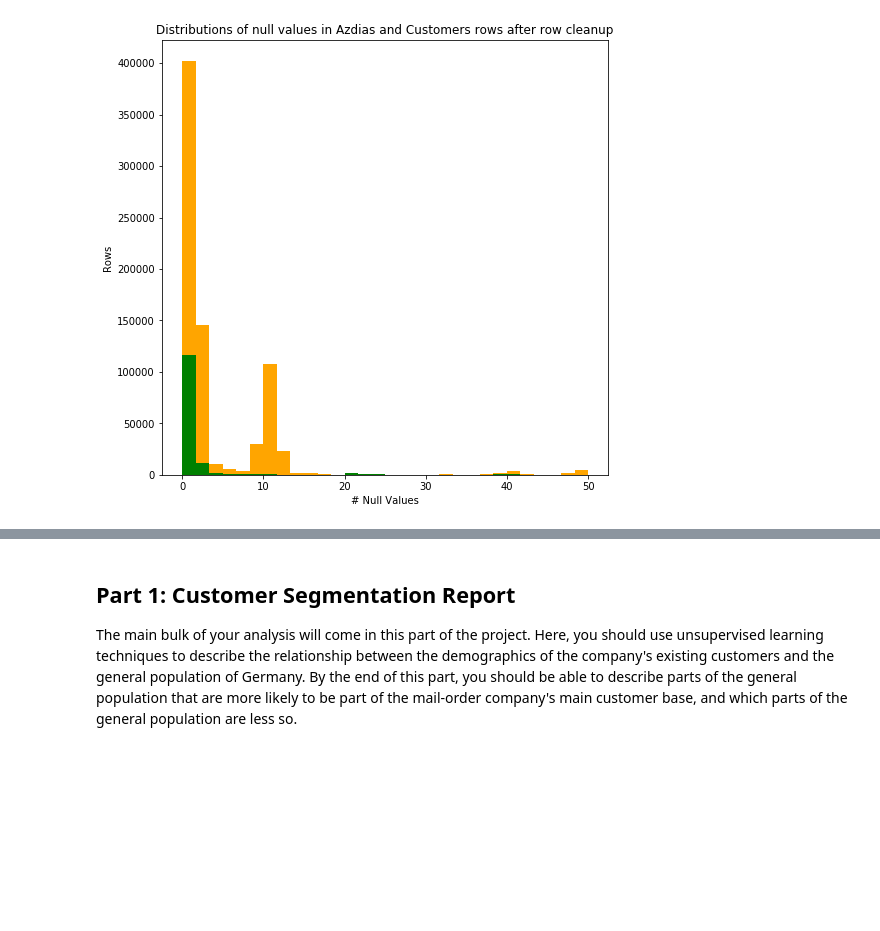
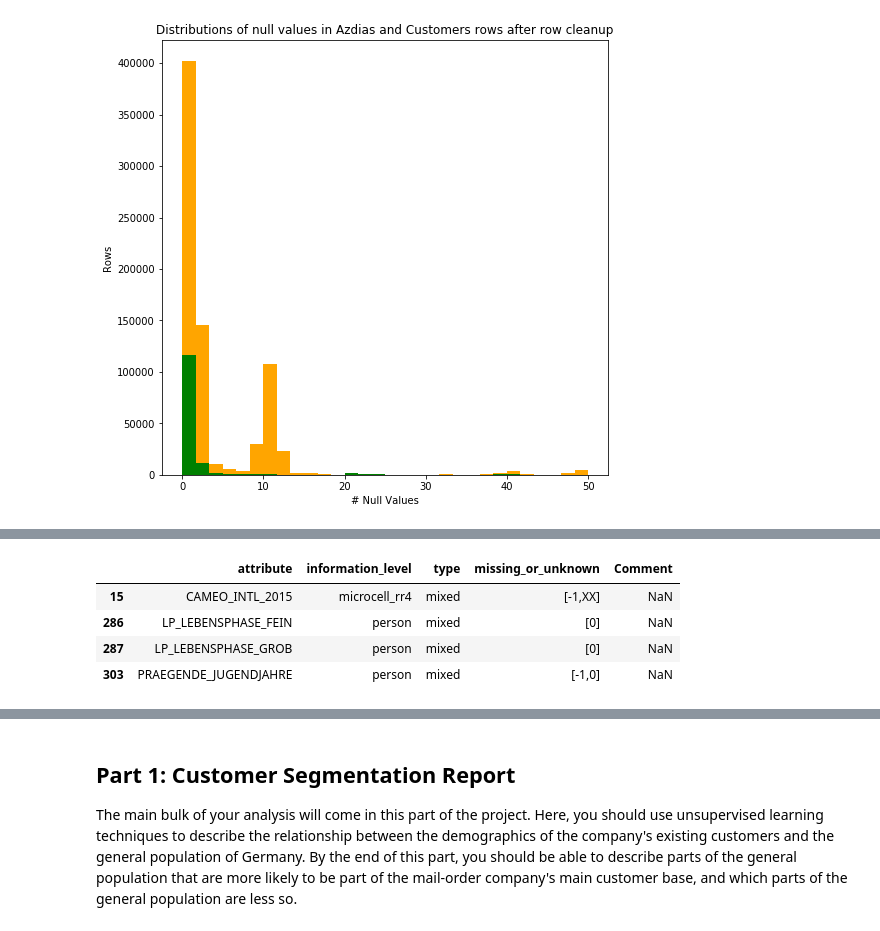
Before and after one commit to sousablde/Arvato-Bertelsmann-Customer-Acquisition, a Jupyter notebook: Arvato Project Workbook.ipynb, the cells around one changed output, grey strips where cells are left out. Saved outputs shown, nothing was run; the diff lists cells and outputs as text; code cells hidden in the pictures; blank space fills up the shorter version.

```diff
--- a/Arvato Project Workbook.ipynb
+++ b/Arvato Project Workbook.ipynb
@@ -374,0 +430,9 @@ plt.show()
+# %%
+#checking for mixed type features
+attributes[attributes.type == 'mixed']
+# %% [output]
+|  | attribute | information_level | type | missing_or_unknown | Comment |
+| 15 | CAMEO_INTL_2015 | microcell_rr4 | mixed | [-1,XX] | NaN |
+| 286 | LP_LEBENSPHASE_FEIN | person | mixed | [0] | NaN |
+| 287 | LP_LEBENSPHASE_GROB | person | mixed | [0] | NaN |
+| 303 | PRAEGENDE_JUGENDJAHRE | person | mixed | [-1,0] | NaN |
```
Also changed, not shown: parts of 22 cells of this notebook, 1 other file.
